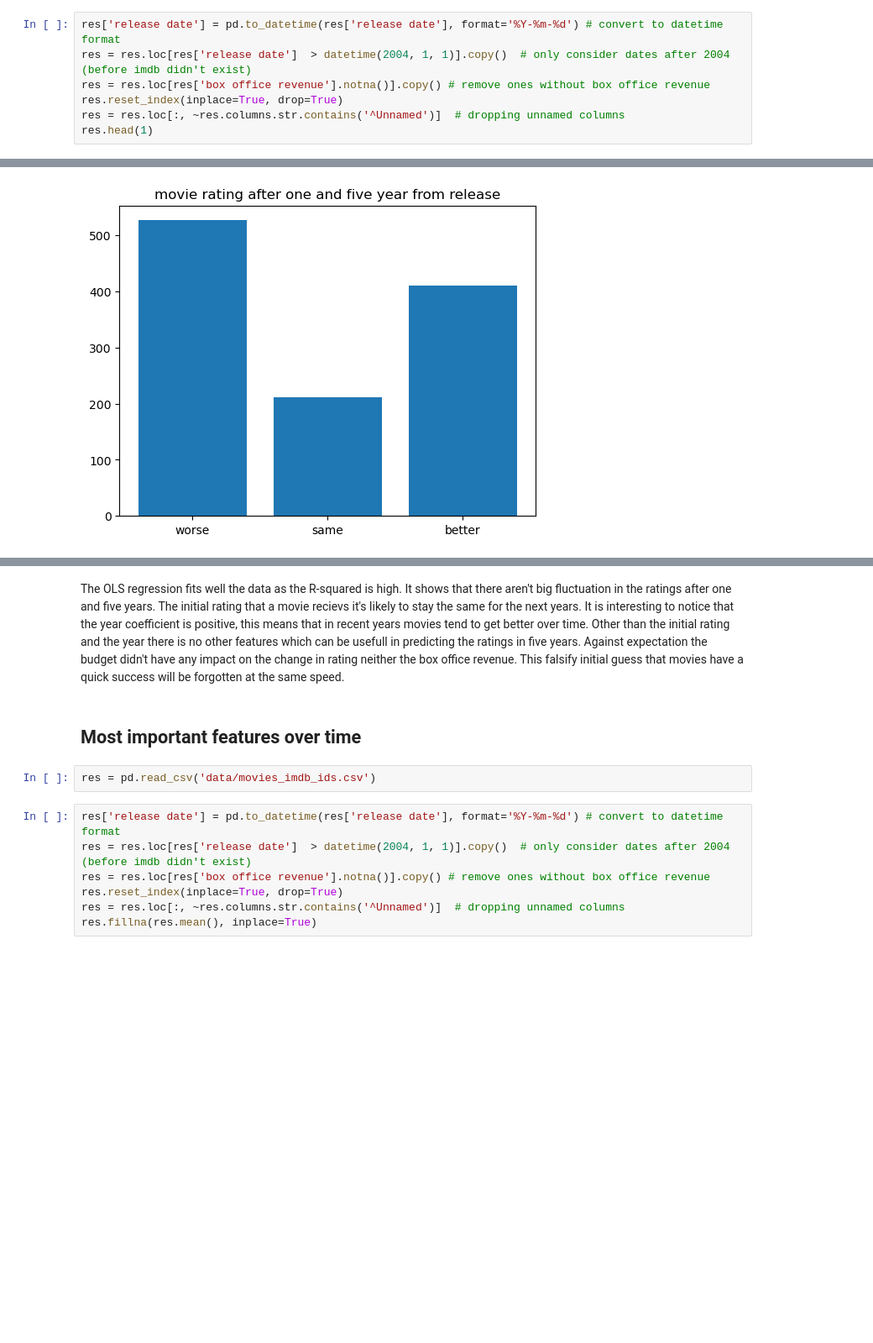
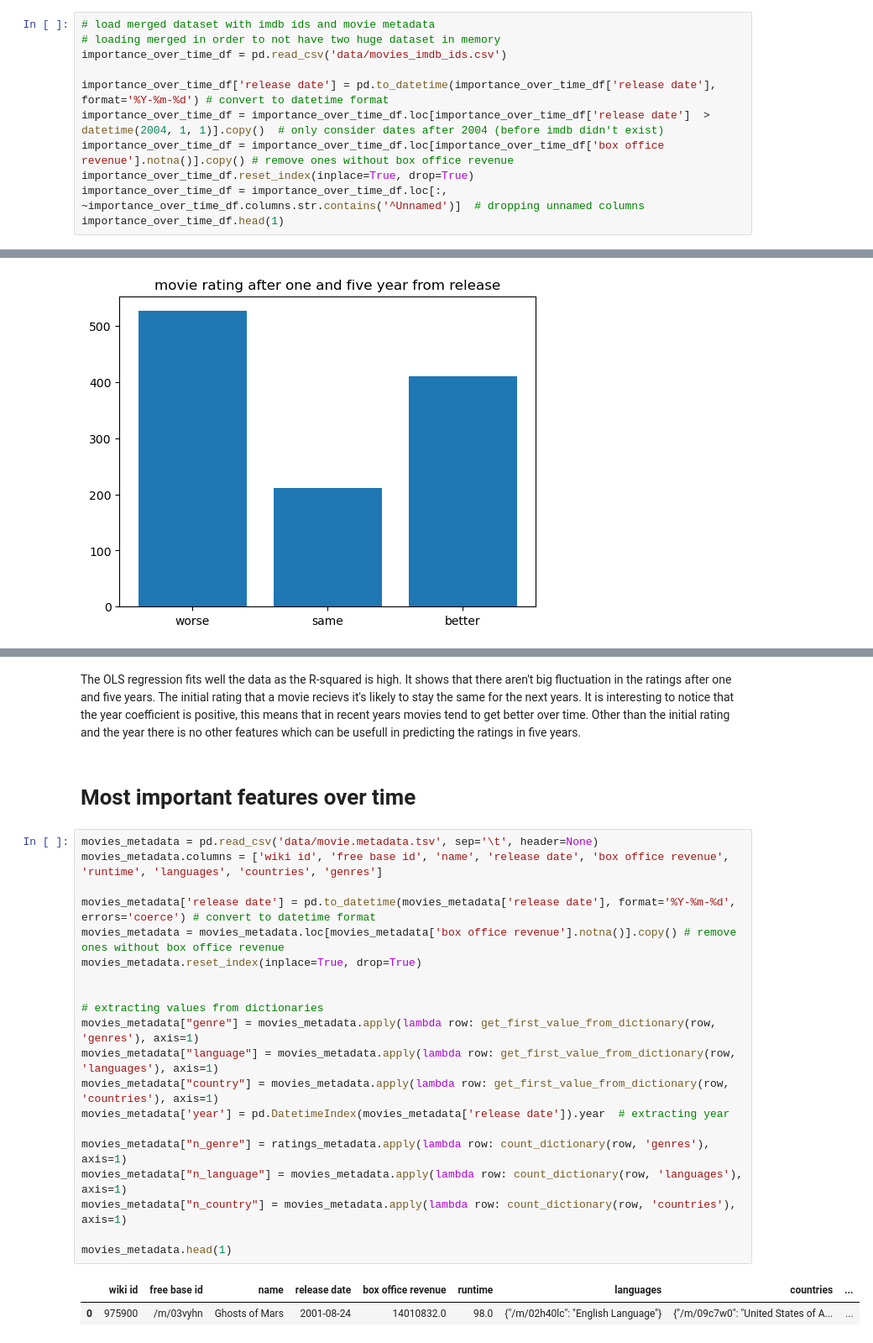
Before and after one commit to epfl-ada/ada-2023-project-msosm, a Jupyter notebook: main.ipynb, the cells around one changed output, grey strips where cells are left out. Shown at 84% size. Cells and saved outputs as stored; diff of their text form; blank space fills up the shorter version.

```diff
--- a/main.ipynb
+++ b/main.ipynb
@@ -415,10 +411,14 @@ res = pd.read_csv('data/movies_imdb_ids.csv')
 # %%
-res['release date'] = pd.to_datetime(res['release date'], format='%Y-%m-%d') # convert to datetime format
-res = res.loc[res['release date']  > datetime(2004, 1, 1)].copy()  # only consider dates after 2004 (before imdb didn't exist)
-res = res.loc[res['box office revenue'].notna()].copy() # remove ones without box office revenue
-res.reset_index(inplace=True, drop=True)
-res = res.loc[:, ~res.columns.str.contains('^Unnamed')]  # dropping unnamed columns
-res.head(1)
+# load merged dataset with imdb ids and movie metadata
+# loading merged in order to not have two huge dataset in memory
+importance_over_time_df = pd.read_csv('data/movies_imdb_ids.csv')
+
+importance_over_time_df['release date'] = pd.to_datetime(importance_over_time_df['release date'], format='%Y-%m-%d') # convert to datetime format
+importance_over_time_df = importance_over_time_df.loc[importance_over_time_df['release date']  > datetime(2004, 1, 1)].copy()  # only consider dates after 2004 (before imdb didn't exist)
+importance_over_time_df = importance_over_time_df.loc[importance_over_time_df['box office revenue'].notna()].copy() # remove ones without box office revenue
+importance_over_time_df.reset_index(inplace=True, drop=True)
+importance_over_time_df = importance_over_time_df.loc[:, ~importance_over_time_df.columns.str.contains('^Unnamed')]  # dropping unnamed columns
+importance_over_time_df.head(1)
 # %% [output]
 |  | Wikipedia movie ID | Freebase movie ID | name | release date | box office revenue | runtime | languages | ... |
 | 0 | 12621957 | /m/05pdd86 | the sorcerer's apprentice | 2010-07-08 | 215283742.0 | 111.0 | {"/m/02h40lc": "English Language"} | ... |
@@ -551,15 +547,28 @@ Notes:
 [1] Standard Errors assume that the covariance matrix of the errors is correctly specified.
 # %% [markdown]
 The OLS regression fits well the data as the R-squared is high. It shows that there aren't big fluctuation in the ratings after one and five years. The initial rating that a movie recievs it's likely to stay the same for the next years. It is interesting to notice that the year coefficient is positive, this means that in recent years movies tend to get better over time. Other than the initial rating and the year there is no other features which can be usefull in predicting the ratings in five years.
-Against expectation the budget didn't have any impact on the change in rating neither the box office revenue. This falsify initial guess that movies have a quick success will be forgotten at the same speed.
 # %% [markdown]
-## Most important features over time
+# Most important features over time
-# %%
-res = pd.read_csv('data/movies_imdb_ids.csv')
-# %%
-res['release date'] = pd.to_datetime(res['release date'], format='%Y-%m-%d') # convert to datetime format
-res = res.loc[res['release date']  > datetime(2004, 1, 1)].copy()  # only consider dates after 2004 (before imdb didn't exist)
-res = res.loc[res['box office revenue'].notna()].copy() # remove ones without box office revenue
-res.reset_index(inplace=True, drop=True)
-res = res.loc[:, ~res.columns.str.contains('^Unnamed')]  # dropping unnamed columns
-res.fillna(res.mean(), inplace=True)
+# %%
+movies_metadata = pd.read_csv('data/movie.metadata.tsv', sep='\t', header=None)
+movies_metadata.columns = ['wiki id', 'free base id', 'name', 'release date', 'box office revenue', 'runtime', 'languages', 'countries', 'genres']
+
+movies_metadata['release date'] = pd.to_datetime(movies_metadata['release date'], format='%Y-%m-%d', errors='coerce') # convert to datetime format
+movies_metadata = movies_metadata.loc[movies_metadata['box office revenue'].notna()].copy() # remove ones without box office revenue
+movies_metadata.reset_index(inplace=True, drop=True)
+
+
+# extracting values from dictionaries
+movies_metadata["genre"] = movies_metadata.apply(lambda row: get_first_value_from_dictionary(row, 'genres'), axis=1)
+movies_metadata["language"] = movies_metadata.apply(lambda row: get_first_value_from_dictionary(row, 'languages'), axis=1)
+movies_metadata["country"] = movies_metadata.apply(lambda row: get_first_value_from_dictionary(row, 'countries'), axis=1)
+movies_metadata['year'] = pd.DatetimeIndex(movies_metadata['release date']).year  # extracting year
+
+movies_metadata["n_genre"] = ratings_metadata.apply(lambda row: count_dictionary(row, 'genres'), axis=1)
+movies_metadata["n_language"] = movies_metadata.apply(lambda row: count_dictionary(row, 'languages'), axis=1)
+movies_metadata["n_country"] = movies_metadata.apply(lambda row: count_dictionary(row, 'countries'), axis=1)
+
+movies_metadata.head(1)
+# %% [output]
+|  | wiki id | free base id | name | release date | box office revenue | runtime | languages | countries | ... |
+| 0 | 975900 | /m/03vyhn | Ghosts of Mars | 2001-08-24 | 14010832.0 | 98.0 | {"/m/02h40lc": "English Language"} | {"/m/09c7w0": "United States of A... | ... |
```
Also changed, not shown: parts of 13 cells of this notebook.
